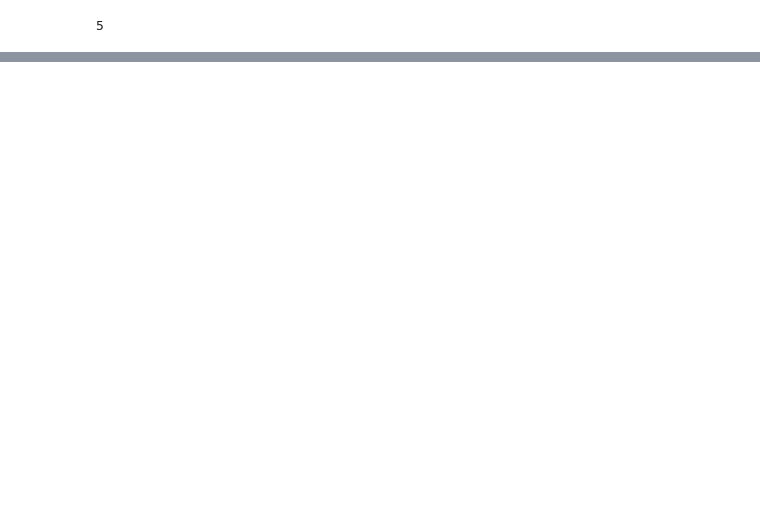
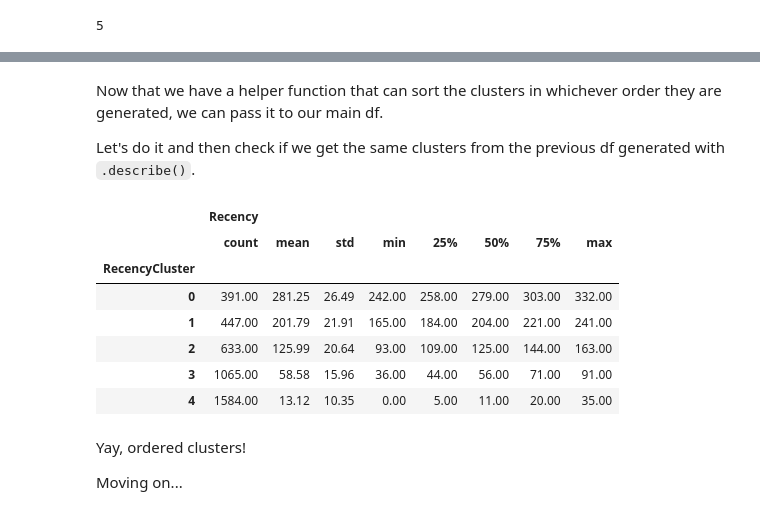
Before and after one commit to igordpm/extracting-insights-from-raw-data, a Jupyter notebook: src/03 - Customer segmentation (RFM analysis).ipynb, the cells around one changed output, grey strips where cells are left out. Saved outputs shown, nothing was run; the diff lists cells and outputs as text; code cells hidden in the pictures; blank space fills up the shorter version.

```diff
--- a/src/03 - Customer segmentation (RFM analysis).ipynb
+++ b/src/03 - Customer segmentation (RFM analysis).ipynb
@@ -139,3 +149,0 @@ invoices_by_user.groupby('RecencyCluster').describe()
-# %%
-invoices_by_user['RecencyCluster'] = invoices_by_user['RecencyCluster'].replace([9, 5, 7, 6, 8], [0, 1, 2, 3, 4])
-invoices_by_user.groupby('RecencyCluster').describe()
@@ -212,0 +181,59 @@ px.histogram(data_frame=invoices_by_user.query('Frequency < 100'), x='Frequency'
+# %%
+def sort_cluster(df, target_section):
+    """
+    Normalize cluster ordering.
+
+    Sorts cluster labelling from best (4) to worst (0).
+
+    Parameters
+    ----------
+    df : pandas.DataFrame
+        Dataframe containing `target_column`.
+    target_section : {'Recency', 'Frequency', 'Monetary'}
+        Section where normalization must be applied to.
+
+    Returns
+    -------
+    pandas.DataFrame
+        Normalized dataframe.
+    """
+    normalized_df = df.copy()   # so that we don't mess our original df!
+    # Assigns the target column to normalize
+    target_column = target_section + 'Cluster'
+    # Generates the .describe() df, selects the innermost columns of the MultiIndex and selects only `min` (returns a pd.Series)
+    from_describe = normalized_df.groupby(target_column).describe().xs(target_section, axis=1)['min']
+    # Sorts Series values (`min`) in ascending order, grabs the index of this new sorted Series and passes it to a list.
+    sorted_index = from_describe.sort_values().index.tolist()
+    # Replaces the order of clusters in `sorted_index` for our desired order: from 0 to 4
+    # But there's a catch here!
+    # For Recency, the lowest the better, because it means our customers made recent purchases
+    # For Frequency and Monetary value, however, the greater the better. High frequency and high expenditures are good for us!
+    # To keep consistency between clusters (so that 0 is always worst and 4 is always best), we need to sort according to the section
+    if target_section == 'Recency':
+        normalized_df[target_column] = normalized_df[target_column].replace(sorted_index, [4, 3, 2, 1, 0])
+    else:
+        normalized_df[target_column] = normalized_df[target_column].replace(sorted_index, [0, 1, 2, 3, 4])
+    return normalized_df
+
+# Amazing, this is going straight to `utils.py`!
+# %% [markdown]
+Now that we have a helper function that can sort the clusters in whichever order they are generated, we can pass it to our main df.
+
+Let's do it and then check if we get the same clusters from the previous df generated with `.describe()`.
+# %%
+invoices_by_user = sort_cluster(invoices_by_user, 'Recency')
+
+invoices_by_user.groupby('RecencyCluster').describe()
+# %% [output]
+|  | Recency |  |  |  |  |  |  |  |
+|  | count | mean | std | min | 25% | 50% | 75% | max |
+| RecencyCluster |  |  |  |  |  |  |  |  |
+| 0 | 391.00 | 281.25 | 26.49 | 242.00 | 258.00 | 279.00 | 303.00 | 332.00 |
+| 1 | 447.00 | 201.79 | 21.91 | 165.00 | 184.00 | 204.00 | 221.00 | 241.00 |
+| 2 | 633.00 | 125.99 | 20.64 | 93.00 | 109.00 | 125.00 | 144.00 | 163.00 |
+| 3 | 1065.00 | 58.58 | 15.96 | 36.00 | 44.00 | 56.00 | 71.00 | 91.00 |
+| 4 | 1584.00 | 13.12 | 10.35 | 0.00 | 5.00 | 11.00 | 20.00 | 35.00 |
+# %% [markdown]
+Yay, ordered clusters!
+
+Moving on...
```
Also changed, not shown: parts of 66 cells of this notebook.
